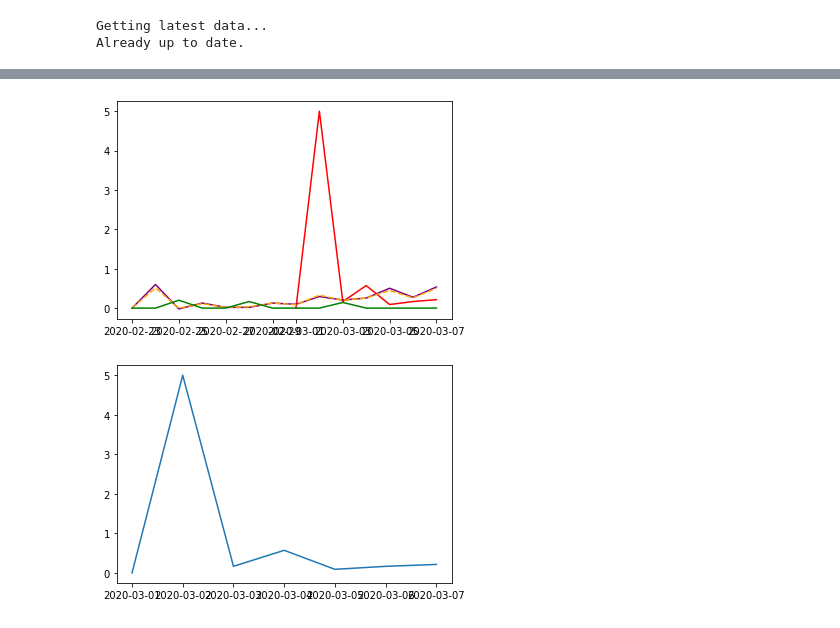
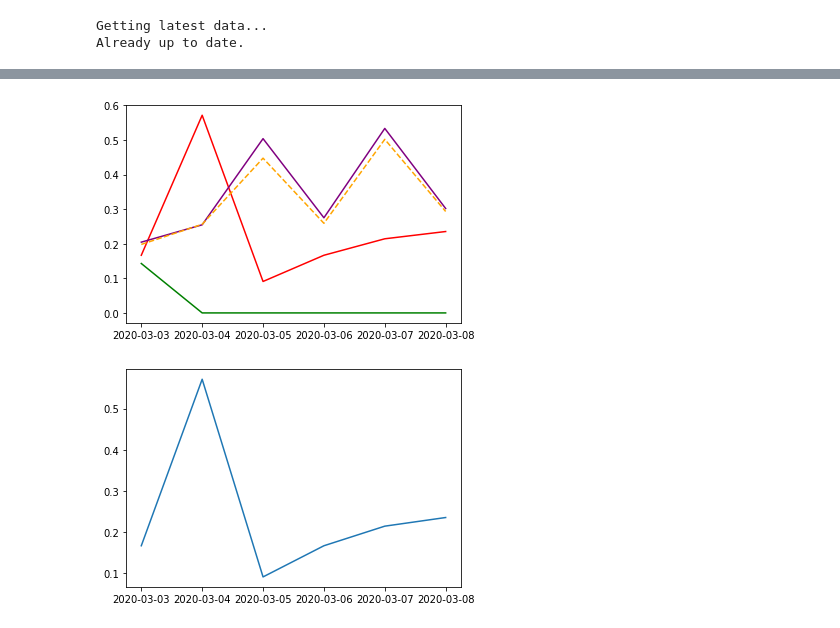
Before and after one commit to Addidy/coronavirus-analysis, a Jupyter notebook: src/US.ipynb, the cells around one changed output, grey strips where cells are left out. Saved outputs shown, nothing was run; the diff lists cells and outputs as text; code cells hidden in the pictures.

Commit message:
update data

```diff
--- a/src/US.ipynb
+++ b/src/US.ipynb
@@ -41,8 +41,8 @@ US.graph_data(['death_total'])
 # %%
-US.graph_changes_pct(since_x_days_ago=14)
+US.graph_changes_pct(since_x_days_ago=6)
 # %% [output]
-[figure, old version]
+[figure, new version]
 # %%
-US.graph_data(['death_change%'], 14)
+US.graph_data(['death_change%'], 6)
 # %% [output]
-[figure, old version]
+[figure, new version]
```
Also changed, not shown: parts of 5 cells of this notebook, 9 other files.
